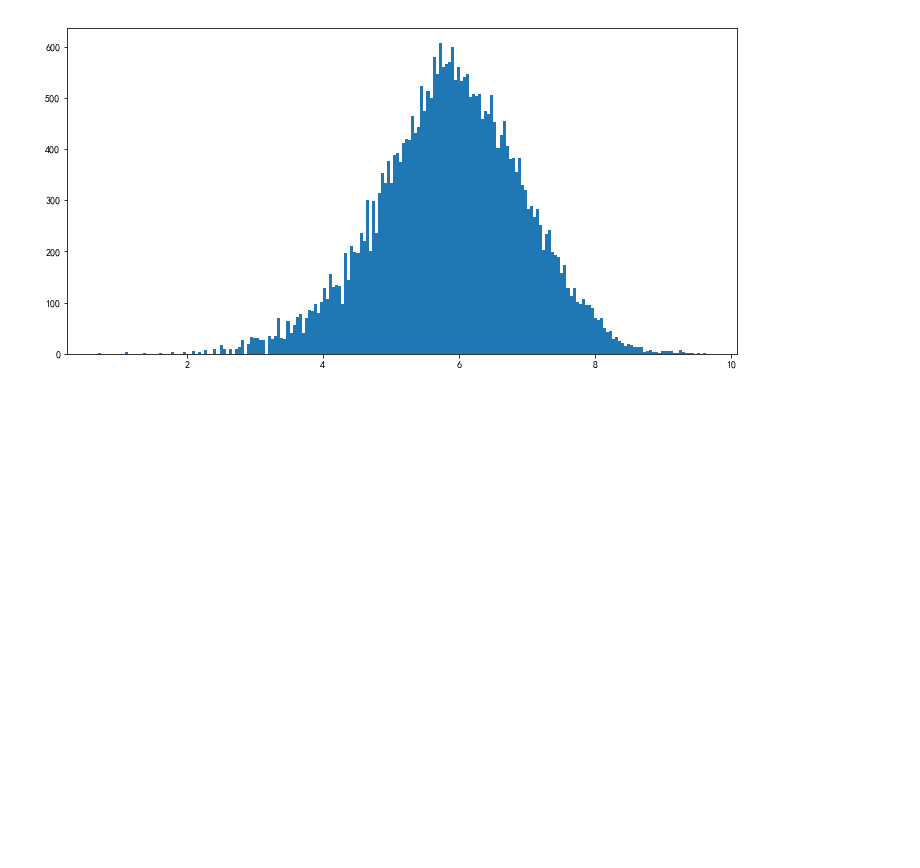
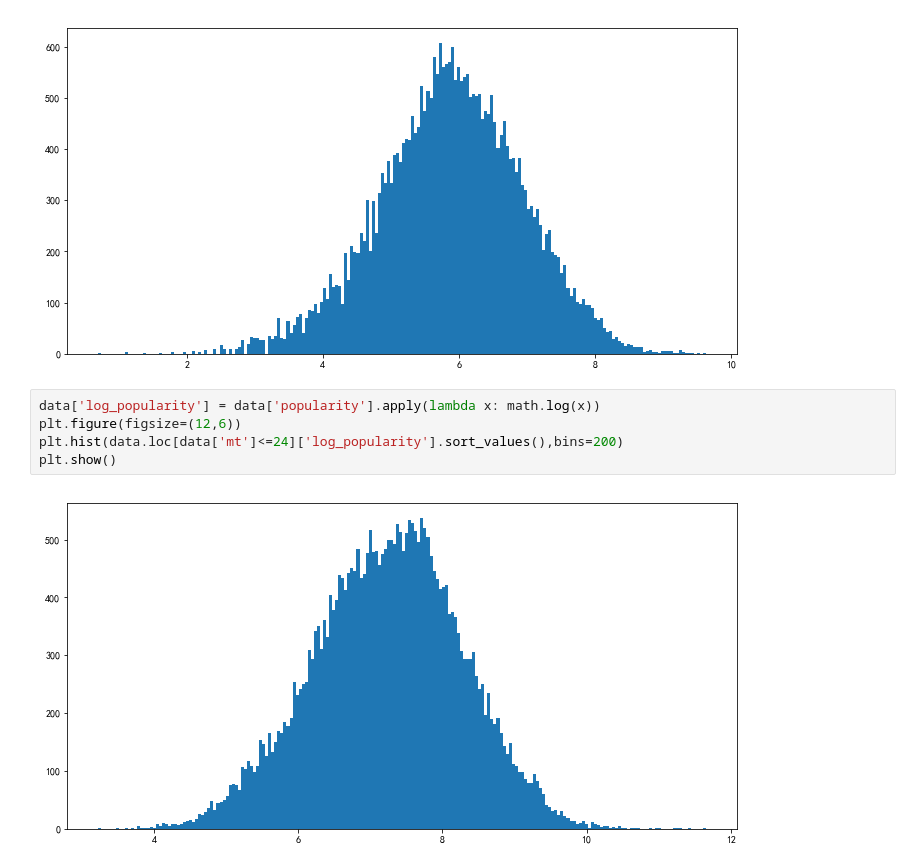
Before and after one commit to lvyuhong/ccf2, a Jupyter notebook: mymodels/eda.ipynb, the cells around one changed output. Cells and saved outputs as stored; diff of their text form; blank space fills up the shorter version.

```diff
--- a/mymodels/eda.ipynb
+++ b/mymodels/eda.ipynb
@@ -234,3 +234,10 @@ plt.hist(data.loc[data['mt']<=24]['ln_label'].sort_values(),bins=200)
 plt.show()
 # %% [output]
 [figure]
+# %%
+data['log_popularity'] = data['popularity'].apply(lambda x: math.log(x))
+plt.figure(figsize=(12,6))
+plt.hist(data.loc[data['mt']<=24]['log_popularity'].sort_values(),bins=200)
+plt.show()
+# %% [output]
+[figure, added]
```
Also changed, not shown: 4 other files.
